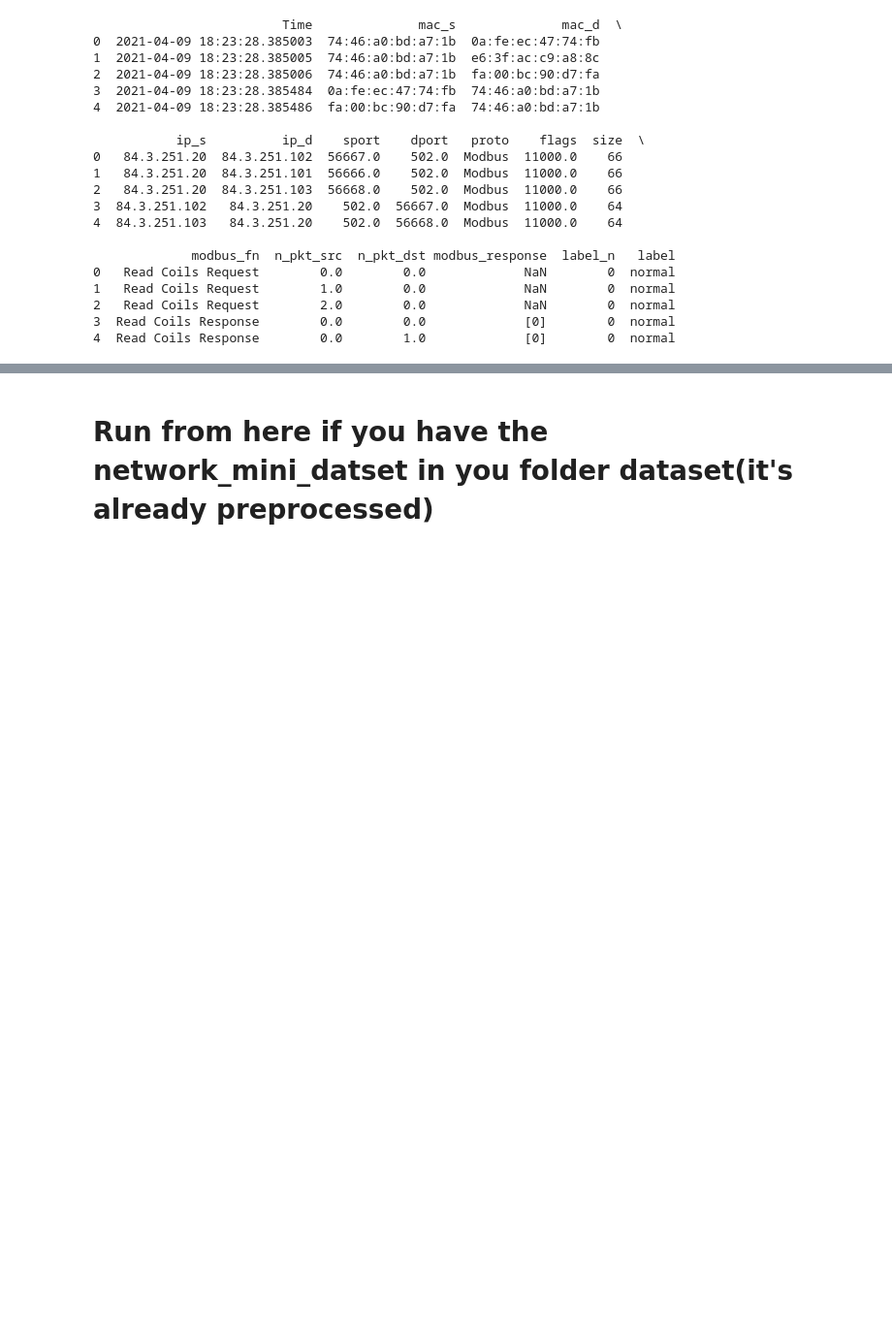
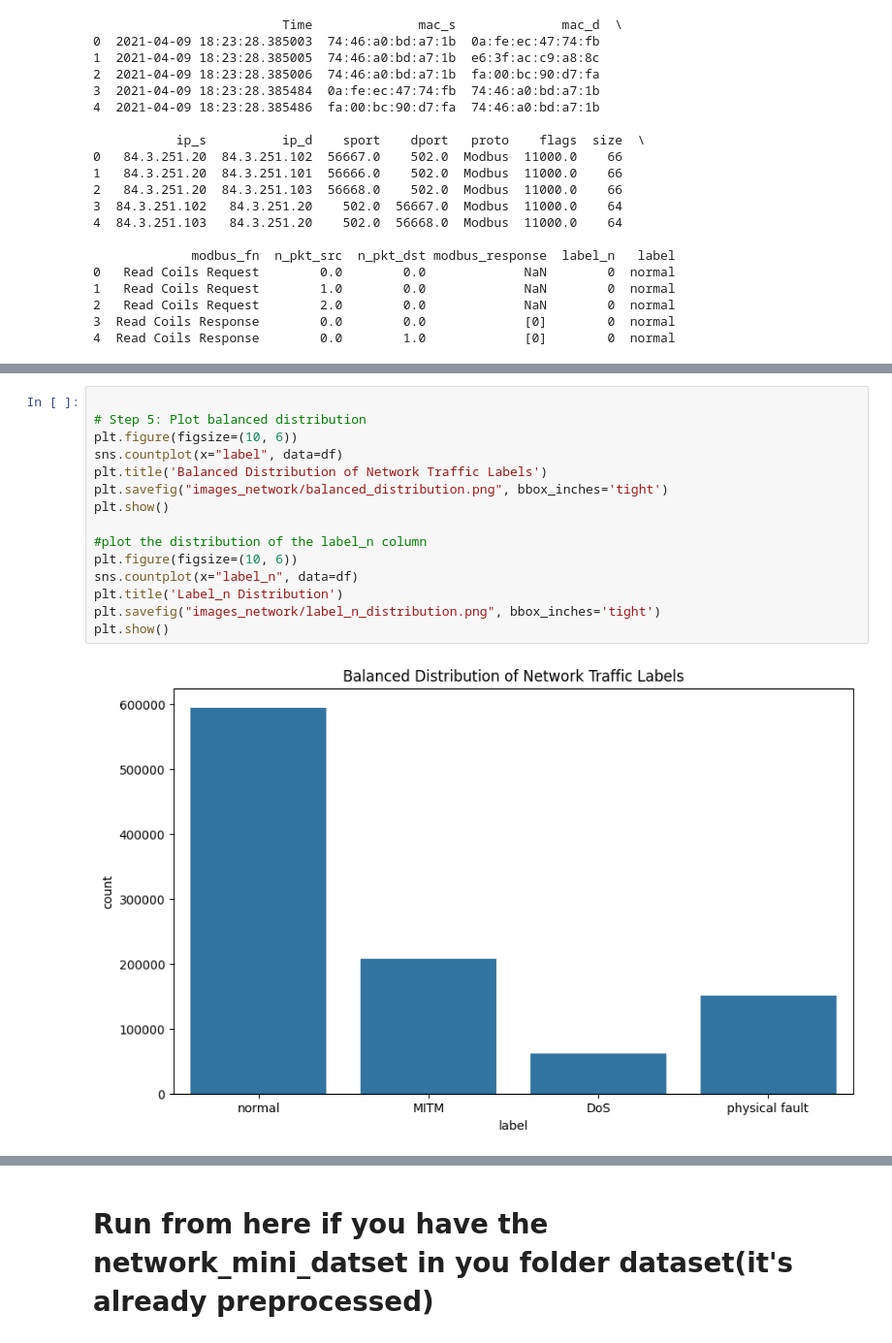
Before and after one commit to Times0/projet-entreposage, a Jupyter notebook: network_pd.ipynb, the cells around one changed output, grey strips where cells are left out. Shown: that part at 97% size. Saved outputs shown, nothing was run; the diff lists cells and outputs as text; blank space fills up the shorter version.

```diff
--- a/network_pd.ipynb
+++ b/network_pd.ipynb
@@ -114,0 +104,17 @@ plt.savefig("images_network/2classes.png")
+# %%
+
+# Step 5: Plot balanced distribution
+plt.figure(figsize=(10, 6))
+sns.countplot(x="label", data=df)
+plt.title('Balanced Distribution of Network Traffic Labels')
+plt.savefig("images_network/balanced_distribution.png", bbox_inches='tight')
+plt.show()
+
+#plot the distribution of the label_n column
+plt.figure(figsize=(10, 6))
+sns.countplot(x="label_n", data=df)
+plt.title('Label_n Distribution')
+plt.savefig("images_network/label_n_distribution.png", bbox_inches='tight')
+plt.show()
+# %% [output]
+[figure, added]
```
Also changed, not shown: parts of 14 cells of this notebook, 7 other files.
